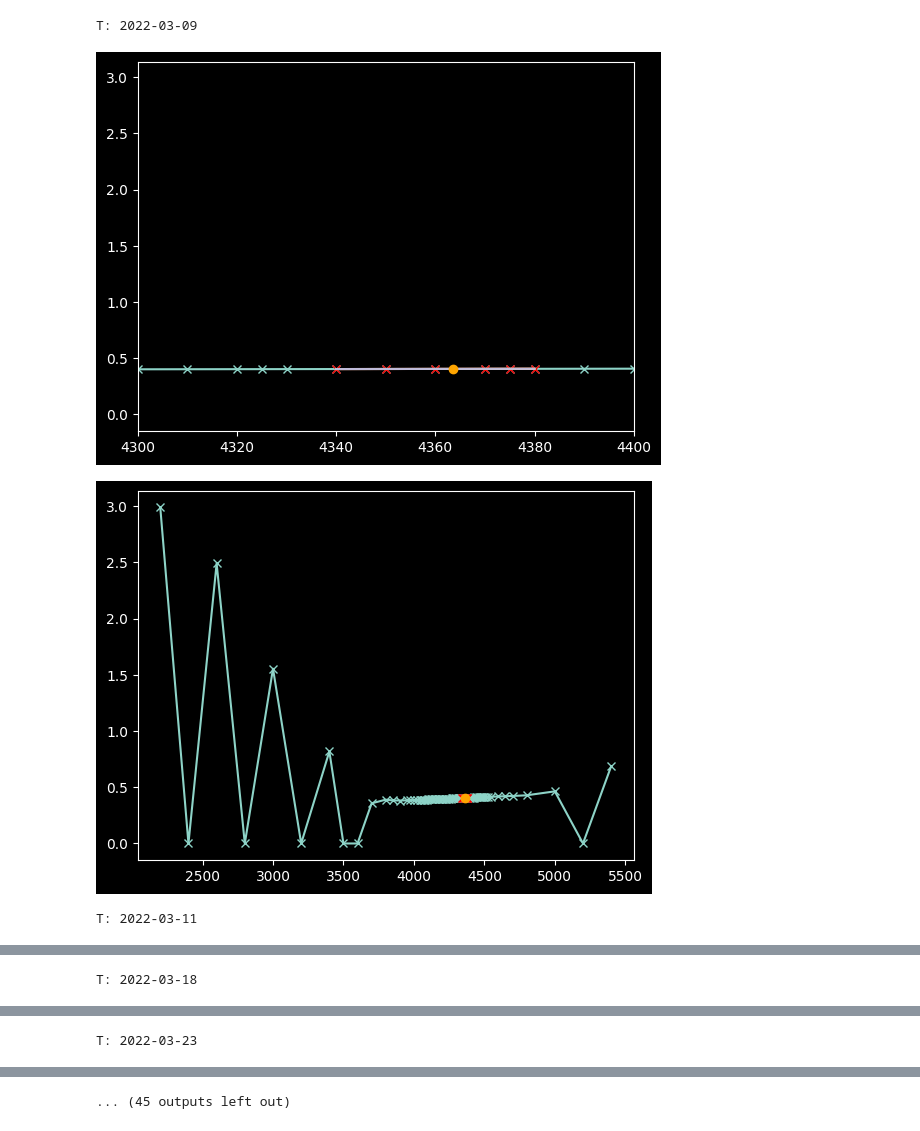
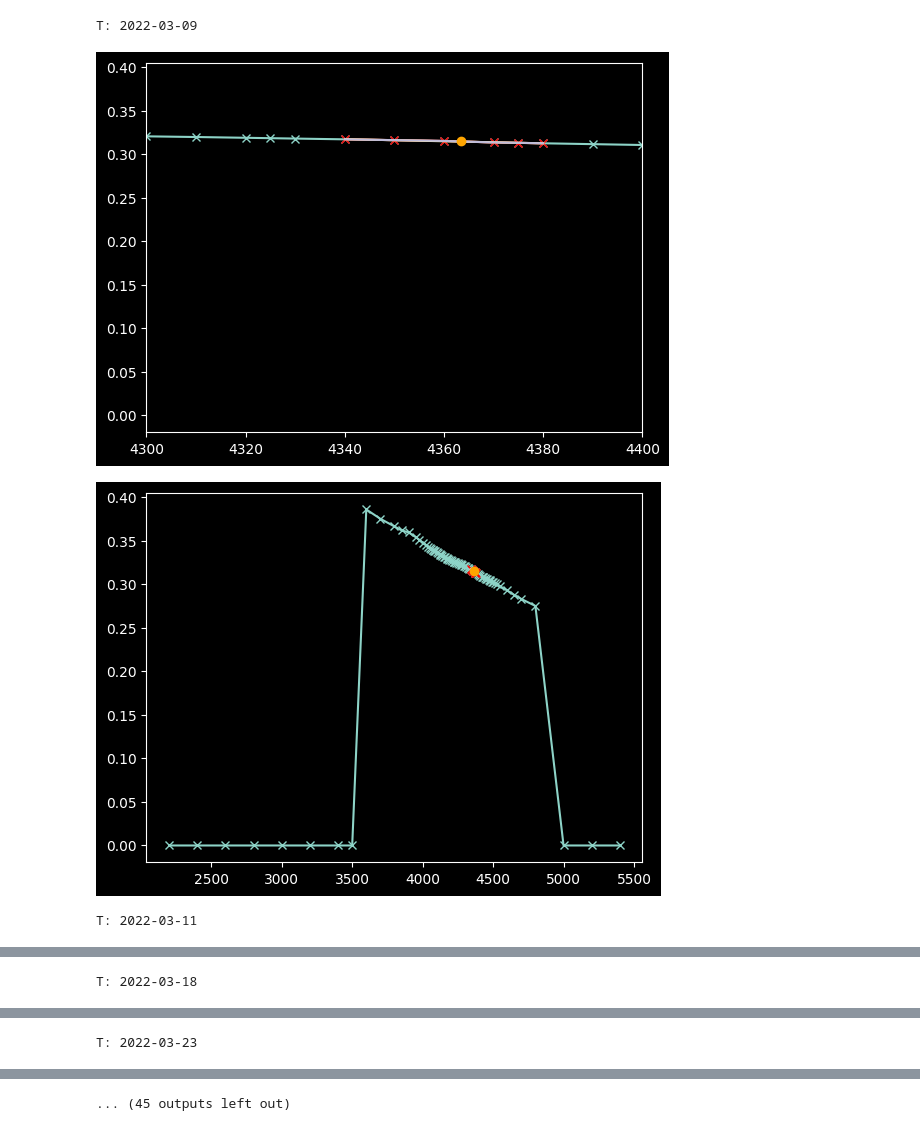
Before and after one commit to mayurankv/msc-statistics-dissertation, a Jupyter notebook: Project/notebooks/heston_test.ipynb, the cells around one changed output, grey strips where cells are left out. Saved outputs shown, nothing was run; the diff lists cells and outputs as text; code cells hidden in the pictures.

```diff
--- a/Project/notebooks/heston_test.ipynb
+++ b/Project/notebooks/heston_test.ipynb
@@ -318,7 +327,7 @@ p1 = {
 ticker = "SPX"
 spx = Underlying(ticker)
 vix = Underlying("VIX")
-pricing_model = PricingModel()
+pricing_model = PricingModel("Black-76 EMM")
 time = np.datetime64("2022-03-03")
 # %%
 expiries = np.array(
@@ -438,15 +440,7 @@ vix_vs = VolatilitySurface(
 	monthly=False,
 )
 # %%
-model = HestonModel(
-	parameters={
-		"initial_variance": 0.16,
-		"long_term_variance": 0.25,
-		"volatility_of_volatility": 0.8,
-		"mean_reversion_rate": 6.2,
-		"wiener_correlation": 0.5,
-	}
-)
+model = HestonModel(parameters={"initial_variance": 0.12345958113897741, "long_term_variance": 0.03229477520858324, "volatility_of_volatility": 0.7082595297644024, "mean_reversion_rate": 6.191136702846269, "wiener_correlation": -1.0})
 # %%
 spx_vs.model_price(time=time, model=model)
 # %% [output]
@@ -486,62 +480,51 @@ fig = plot_volatility_surface(
 )
 fig.show()
 # %%
-import numpy as np
-from scipy.interpolate import CubicSpline
-from pandas import DataFrame
-from typing import cast
-
-from stochastic_volatility_models.src.core.underlying import Underlying
-from stochastic_volatility_models.src.core.volatility_surface import VolatilitySurface
-from stochastic_volatility_models.src.core.pricing_models import PricingModel
-from stochastic_volatility_models.src.utils.options.strikes import find_closest_strikes
-from stochastic_volatility_models.src.utils.options.expiry import time_to_expiry
-from stochastic_volatility_models.visualisations.volatility_surface import plot_volatility_surface
-
+plot_closeup = True
 
 volatility_surface = spx_vs
 surface = volatility_surface.surface_quantities(
 	time=time,
 	quantity_method="model_pricing_implied_volatility",
 	price_types=["Mid"],
-	out_the_money=False,
-	pricing_model=PricingModel(),
+	out_the_money=True,
+	pricing_model=pricing_model,
 	model=model,
-	legendre_gauss_degree=64,
 )[0]
 for i, expiry in enumerate(volatility_surface.expiries):
 	print(f"T: {expiry}")
 	t2x = time_to_expiry(time, volatility_surface.expiries)
 	indices = find_closest_strikes(
 		strikes=volatility_surface.strikes,
 		spot=volatility_surface.underlying.price(time=time),
 	)
 	# print(indices)
 	cs = CubicSpline(
 		x=indices,
 		y=cast(DataFrame, surface.xs(key=expiry, level=1)).loc[indices, "Symbol"].values,
 		bc_type="natural",
 	)
 	x = np.linspace(indices.min(), indices.max(), 100)
 	s, i = np.polyfit(indices, cast(DataFrame, surface.xs(key=expiry, level=1)).loc[indices, "Symbol"].to_numpy(), 1)
 
-	plt.plot(volatility_surface.strikes, cast(DataFrame, surface.xs(key=expiry, level=1)).loc[volatility_surface.strikes, "Symbol"].values, linestyle=None, marker="x")
-	plt.plot(indices, cast(DataFrame, surface.xs(key=expiry, level=1)).loc[indices, "Symbol"].values, linestyle=None, marker="x", color="red")
-	plt.plot(x, s * x + i)
-	plt.plot(x, cs(x))
-	plt.plot((spot := volatility_surface.underlying.price(time=time)), cs(spot), color="orange", marker="o")
-	plt.gca().set_xlim(4300, 4400)
-	# plt.gca().set_ylim(0.22, 0.34)
-	plt.show()
+	if plot_closeup:
+		plt.plot(volatility_surface.strikes, cast(DataFrame, surface.xs(key=expiry, level=1)).loc[volatility_surface.strikes, "Symbol"].values, linestyle=None, marker="x")
+		plt.plot(indices, cast(DataFrame, surface.xs(key=expiry, level=1)).loc[indices, "Symbol"].values, linestyle=None, marker="x", color="red")
+		plt.plot(x, s * x + i)
+		plt.plot(x, cs(x))
+		plt.plot((spot := volatility_surface.underlying.price(time=time)), cs(spot), color="orange", marker="o")
+		plt.gca().set_xlim(4300, 4400)
+		# plt.gca().set_ylim(0.22, 0.34)
+		plt.show()
 
 	plt.plot(volatility_surface.strikes, cast(DataFrame, surface.xs(key=expiry, level=1)).loc[volatility_surface.strikes, "Symbol"].values, linestyle=None, marker="x")
 	plt.plot(indices, cast(DataFrame, surface.xs(key=expiry, level=1)).loc[indices, "Symbol"].values, linestyle=None, marker="x", color="red")
 	plt.plot(x, s * x + i)
 	plt.plot(x, cs(x))
 	plt.plot((spot := volatility_surface.underlying.price(time=time)), cs(spot), color="orange", marker="o")
 	plt.show()
 # %% [output]
 T: 2022-03-09
-[figure, old version]
+[figure, new version]
-[figure, old version]
+[figure, new version]
 T: 2022-03-11
```
Also changed, not shown: parts of 13 cells of this notebook, 9 other files.
